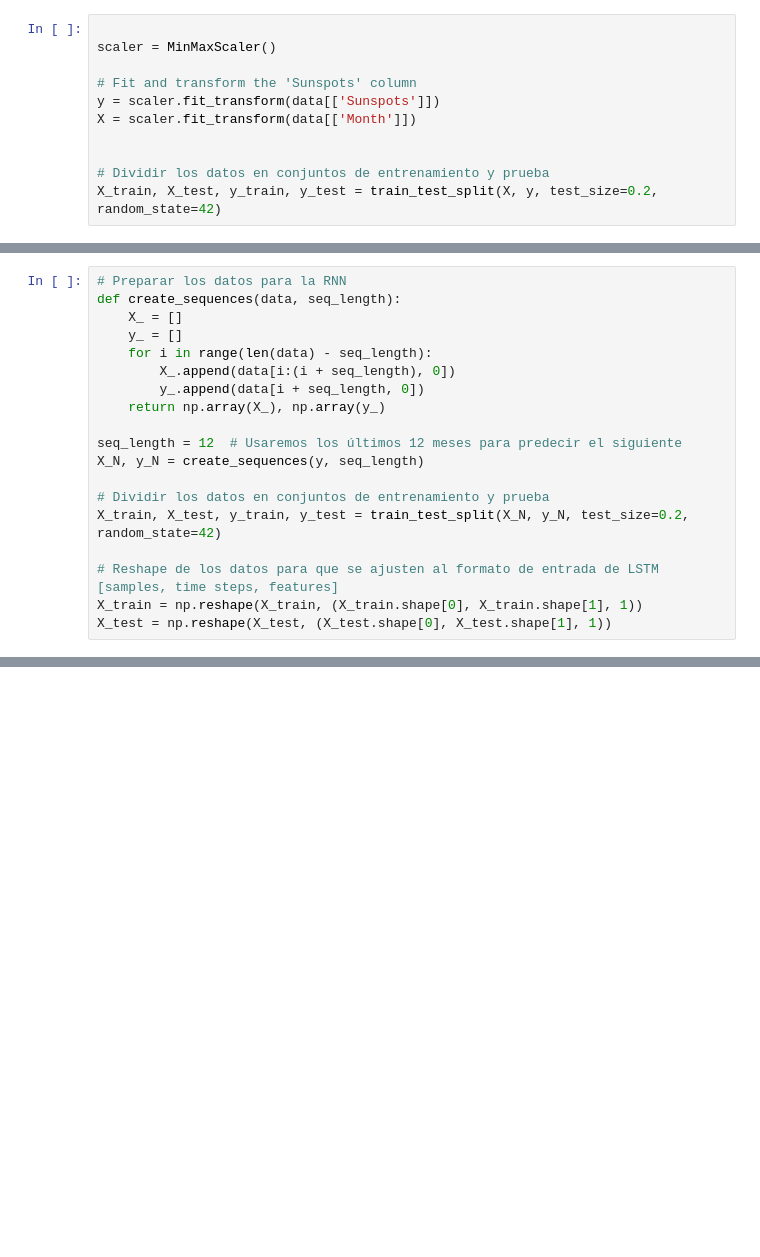
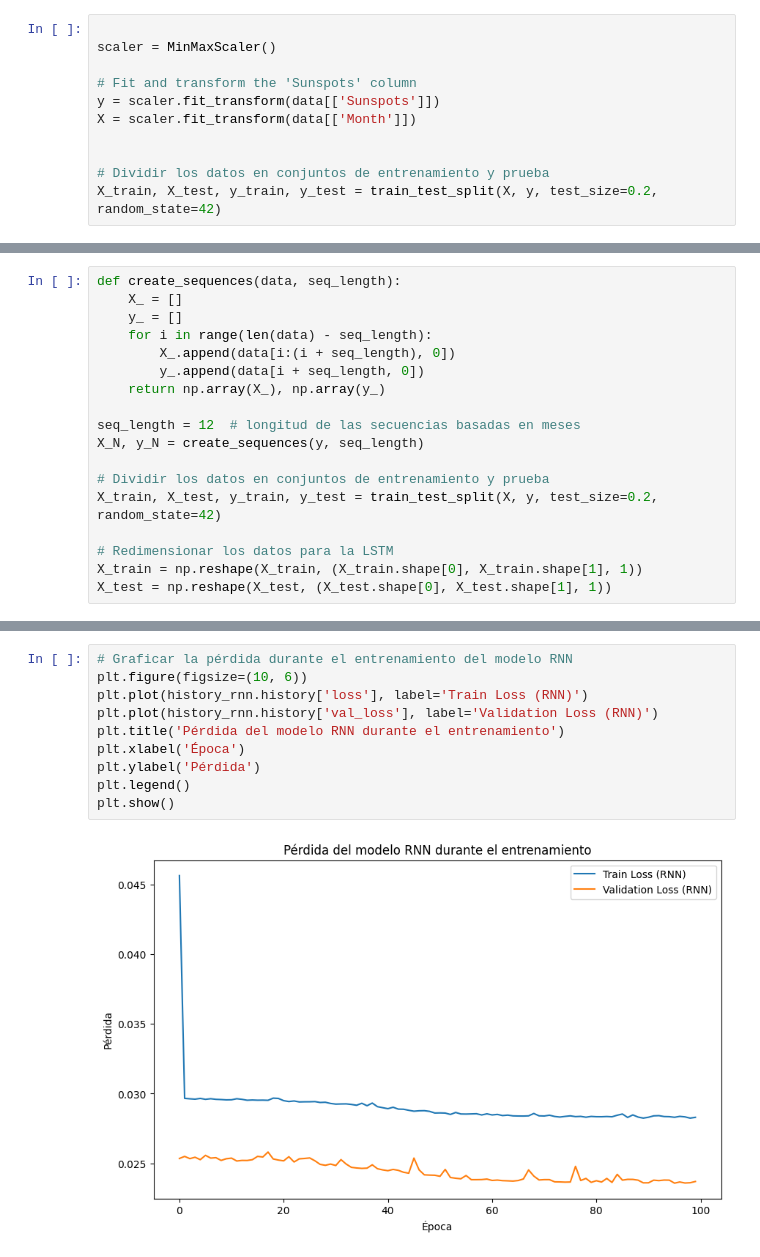
Before and after one commit to RenattoGuzman/DeepLearning-Labs, a Jupyter notebook: Lab4.ipynb, the cells around one changed output, grey strips where cells are left out. Cells and saved outputs as stored; diff of their text form; blank space fills up the shorter version.

```diff
--- a/Lab4.ipynb
+++ b/Lab4.ipynb
@@ -110,5 +123,4 @@ plt.show()
 # %%
-# Preparar los datos para la RNN
 def create_sequences(data, seq_length):
     X_ = []
     y_ = []
@@ -117,12 +129,12 @@ def create_sequences(data, seq_length):
         y_.append(data[i + seq_length, 0])
     return np.array(X_), np.array(y_)
 
-seq_length = 12  # Usaremos los últimos 12 meses para predecir el siguiente
+seq_length = 12  # longitud de las secuencias basadas en meses
 X_N, y_N = create_sequences(y, seq_length)
 
 # Dividir los datos en conjuntos de entrenamiento y prueba
-X_train, X_test, y_train, y_test = train_test_split(X_N, y_N, test_size=0.2, random_state=42)
+X_train, X_test, y_train, y_test = train_test_split(X, y, test_size=0.2, random_state=42)
 
-# Reshape de los datos para que se ajusten al formato de entrada de LSTM [samples, time steps, features]
+# Redimensionar los datos para la LSTM
 X_train = np.reshape(X_train, (X_train.shape[0], X_train.shape[1], 1))
 X_test = np.reshape(X_test, (X_test.shape[0], X_test.shape[1], 1))
@@ -235,0 +210,12 @@ plt.show()
+# %%
+# Graficar la pérdida durante el entrenamiento del modelo RNN
+plt.figure(figsize=(10, 6))
+plt.plot(history_rnn.history['loss'], label='Train Loss (RNN)')
+plt.plot(history_rnn.history['val_loss'], label='Validation Loss (RNN)')
+plt.title('Pérdida del modelo RNN durante el entrenamiento')
+plt.xlabel('Época')
+plt.ylabel('Pérdida')
+plt.legend()
+plt.show()
+# %% [output]
+[figure, added]
```
Also changed, not shown: parts of 23 cells of this notebook.
